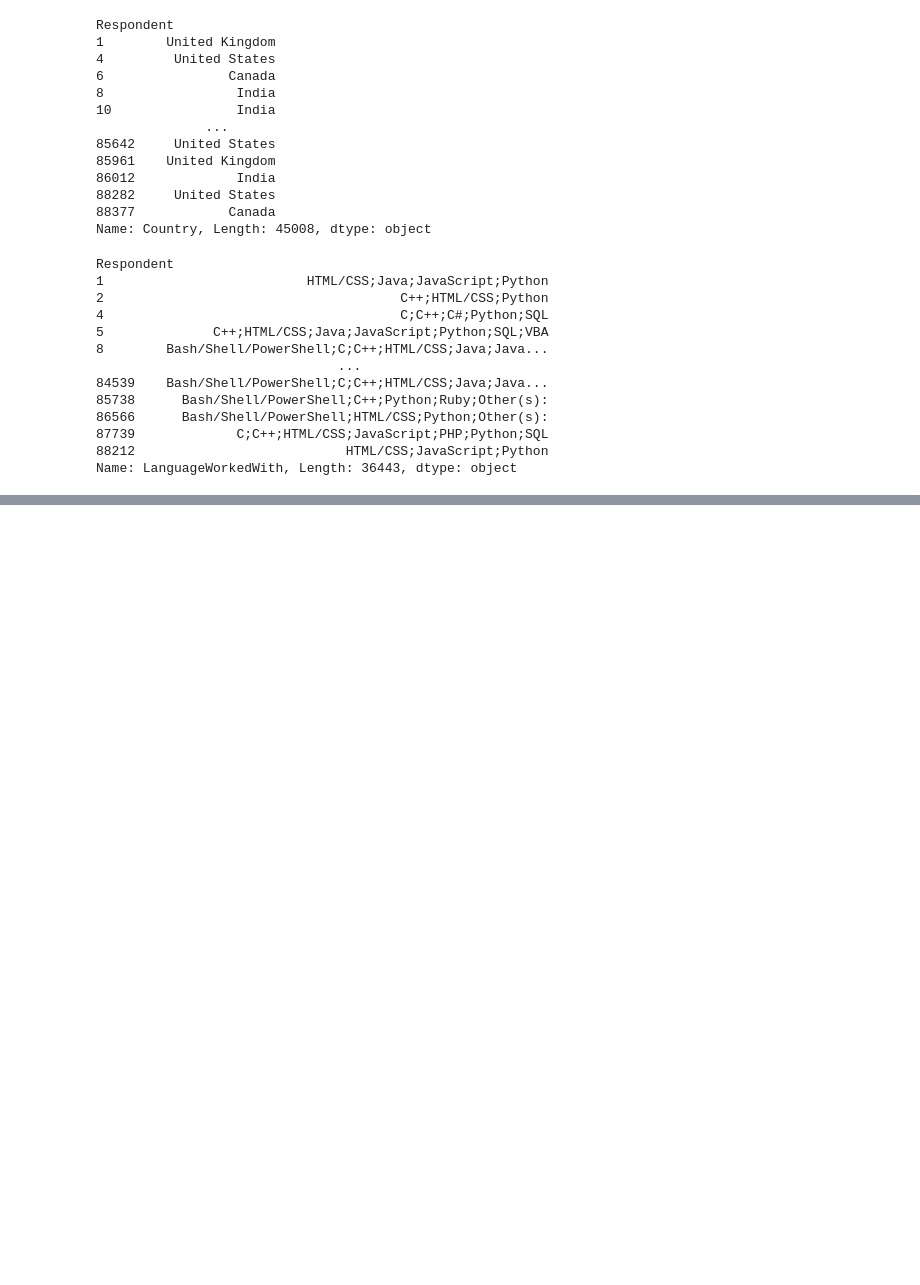
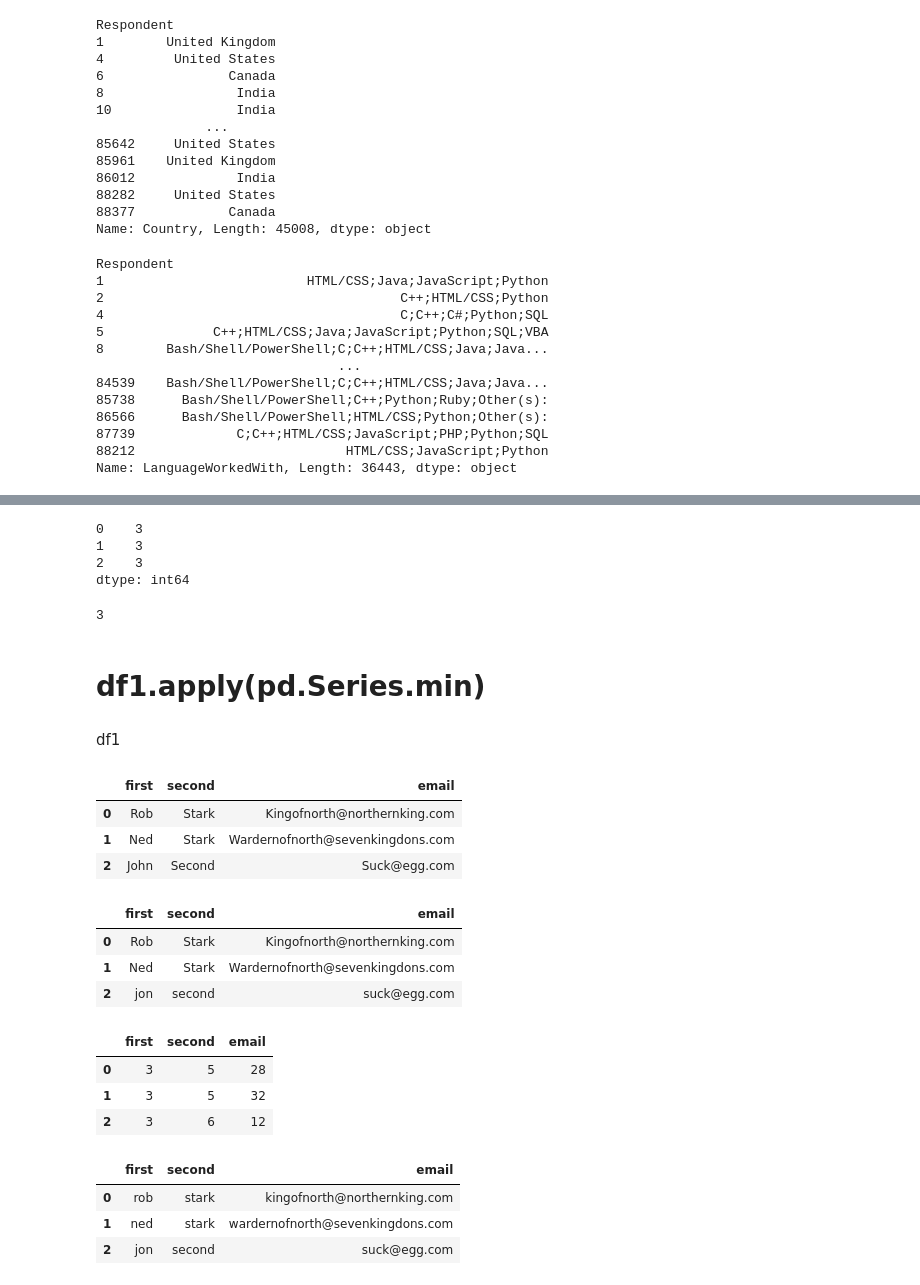
Before and after one commit to Stenardt-9002/Machine_learning-projects, a Jupyter notebook: Pandas_Stackoverflow_handling/pandasdata_stack2.ipynb, the cells around one changed output, grey strips where cells are left out. Cells and saved outputs as stored; diff of their text form; code cells hidden in the pictures; blank space fills up the shorter version.

```diff
--- a/Pandas_Stackoverflow_handling/pandasdata_stack2.ipynb
+++ b/Pandas_Stackoverflow_handling/pandasdata_stack2.ipynb
@@ -450,0 +619,6 @@ Name: LanguageWorkedWith, Length: 36443, dtype: object
+# %%
+df1.columns = [x.lower() for x in df1.columns]
+# %%
+df1.rename(columns = {'first_name':'first','second_name':'second'},inplace=True)
+# %%
+df1.loc[2] = ['John','Smith','JohnSmith@email.com']
@@ -450,0 +634,2 @@ Name: LanguageWorkedWith, Length: 36443, dtype: object
+# %%
+df1.loc[2,['second','email']] = ["Second","Suck@egg.com"]
@@ -450,0 +671,22 @@ Name: LanguageWorkedWith, Length: 36443, dtype: object
+# %%
+df1.apply(len,axis = 'columns')
+# %% [output]
+0    3
+1    3
+2    3
+dtype: int64
+# %%
+len(df1['email'])
+# %% [output]
+3
+# %% [markdown]
+# df1.apply(pd.Series.min)
+# %% [markdown]
+df1
+# %%
+df1
+# %% [output]
+|  | first | second | email |
+| 0 | Rob | Stark | Kingofnorth@northernking.com |
+| 1 | Ned | Stark | Wardernofnorth@sevenkingdons.com |
+| 2 | John | Second | Suck@egg.com |
@@ -450,0 +697,21 @@ Name: LanguageWorkedWith, Length: 36443, dtype: object
+# %%
+df1
+# %% [output]
+|  | first | second | email |
+| 0 | Rob | Stark | Kingofnorth@northernking.com |
+| 1 | Ned | Stark | Wardernofnorth@sevenkingdons.com |
+| 2 | jon | second | suck@egg.com |
+# %%
+df1.applymap(len)
+# %% [output]
+|  | first | second | email |
+| 0 | 3 | 5 | 28 |
+| 1 | 3 | 5 | 32 |
+| 2 | 3 | 6 | 12 |
+# %%
+df1.applymap(str.lower)
+# %% [output]
+|  | first | second | email |
+| 0 | rob | stark | kingofnorth@northernking.com |
+| 1 | ned | stark | wardernofnorth@sevenkingdons.com |
+| 2 | jon | second | suck@egg.com |
```
Also changed, not shown: parts of 44 cells of this notebook.
